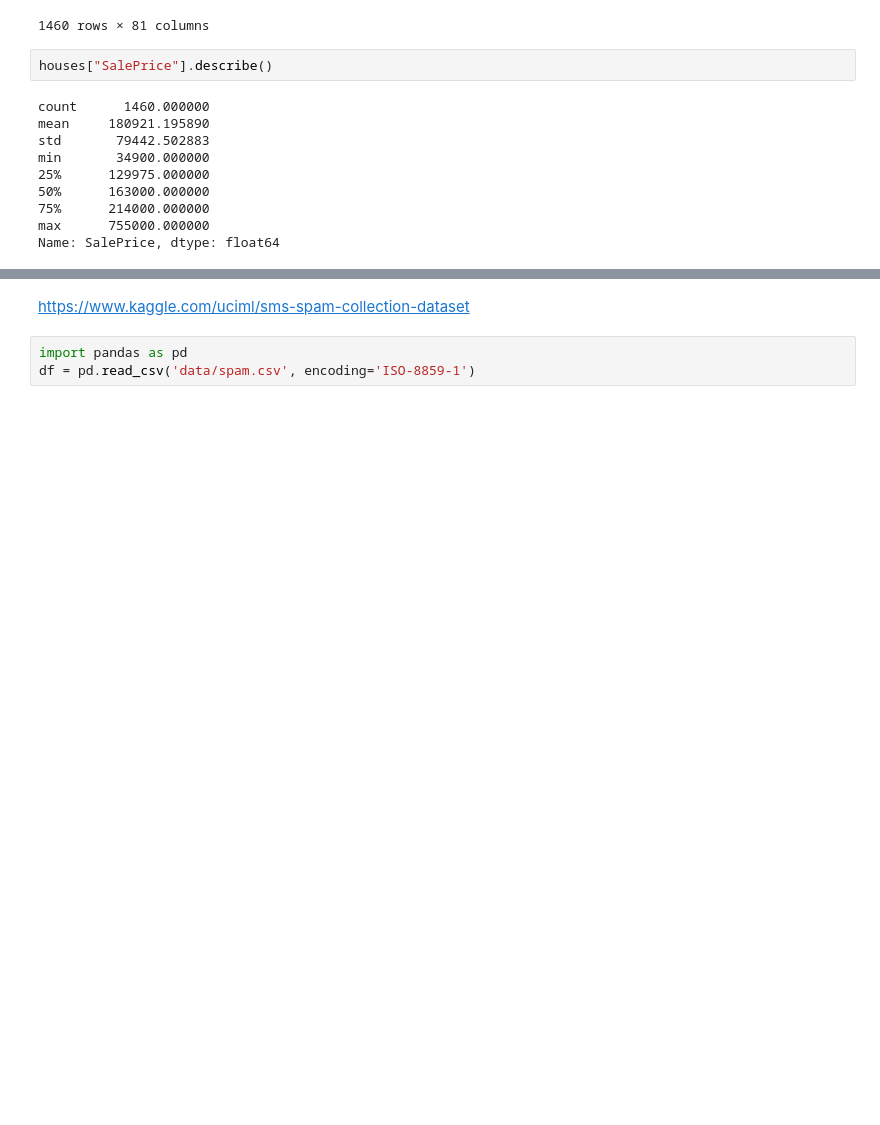
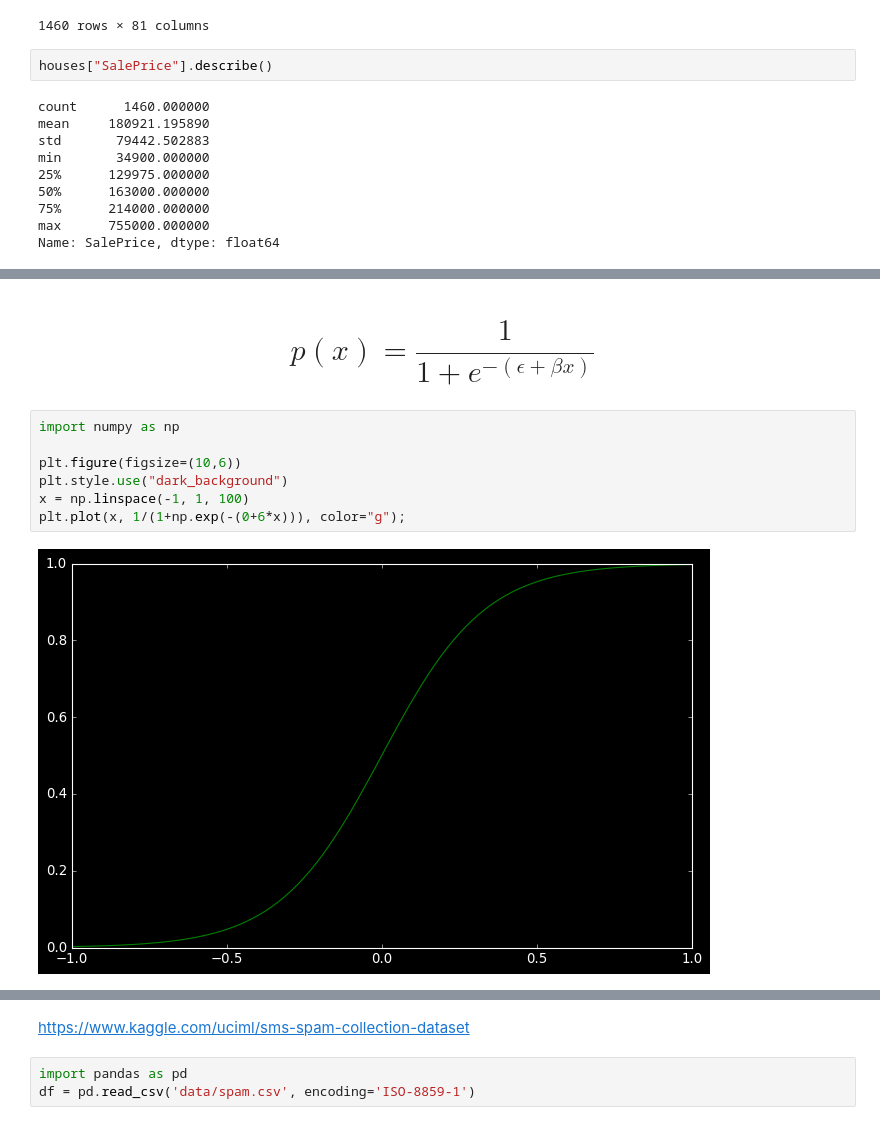
Before and after one commit to MichalKorzycki/NauczanieMaszynowe2023, a Jupyter notebook: ml1.ipynb, the cells around one changed output, grey strips where cells are left out. Saved outputs shown, nothing was run; the diff lists cells and outputs as text; blank space fills up the shorter version.

```diff
--- a/ml1.ipynb
+++ b/ml1.ipynb
@@ -253,0 +379,11 @@ Name: SalePrice, dtype: float64
+# %% [markdown]
+# $$ p(x) = \frac{1}{1+e^{-(\epsilon + \beta x)}} $$
+# %%
+import numpy as np
+
+plt.figure(figsize=(10,6))
+plt.style.use("dark_background")
+x = np.linspace(-1, 1, 100)
+plt.plot(x, 1/(1+np.exp(-(0+6*x))), color="g");
+# %% [output]
+[figure, added]
```
Also changed, not shown: parts of 86 cells of this notebook, 3 other files.
